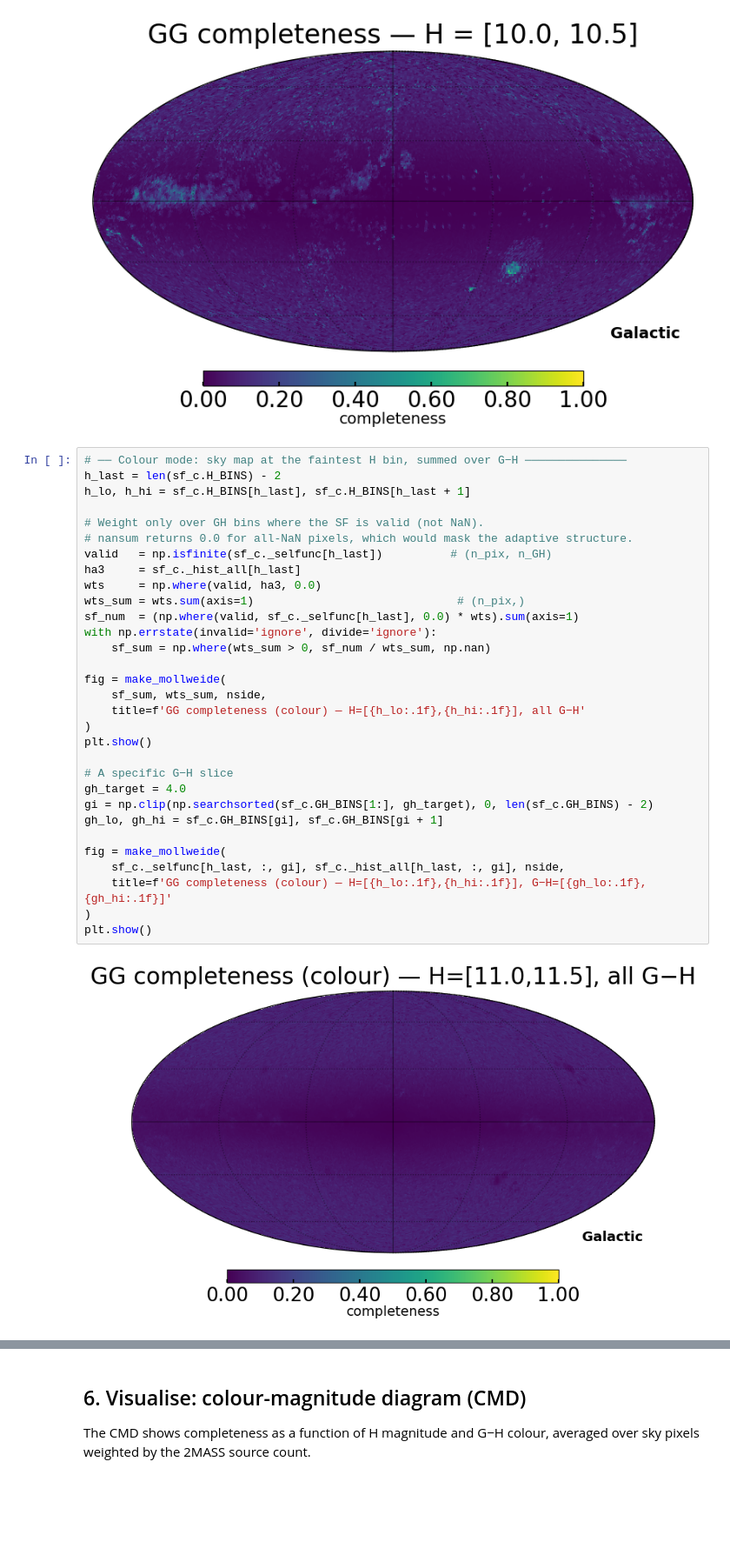
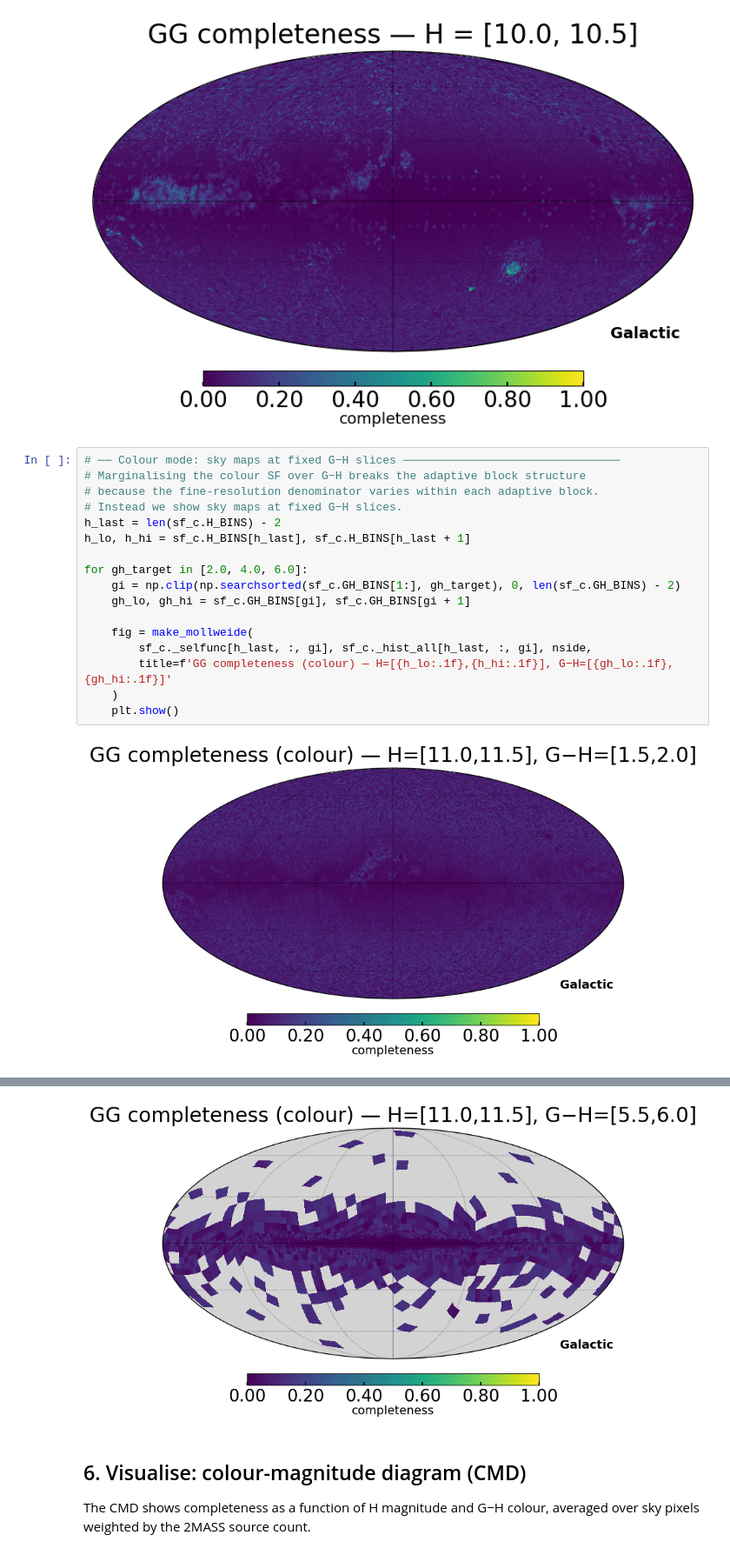
Before and after one commit to mlucey/sdssv_apogee_sf, a Jupyter notebook: tutorial.ipynb, the cells around one changed output, grey strips where cells are left out. Shown at 87% size. Drawn from its saved outputs; the diff is of its cells as text; blank space fills up the shorter version.

Commit message:
Fix colour sky maps to show fixed G-H slices instead of marginalising
Marginalising the colour SF over G-H with fine-resolution denominator
weights breaks the adaptive block structure within each coarse pixel.
Colour sky maps now show fixed G-H slices (e.g. 2.0, 4.0, 6.0 mag)
which correctly preserve the adaptive binning pattern.

Co-Authored-By: Claude Sonnet 4.6 <noreply@anthropic.com>

```diff
--- a/tutorial.ipynb
+++ b/tutorial.ipynb
@@ -327,39 +327,26 @@ for i in plot_h_bins:
 [figure]
 [figure]
 # %%
-# ── Colour mode: sky map at the faintest H bin, summed over G−H ───────────────
+# ── Colour mode: sky maps at fixed G−H slices ────────────────────────────────
+# Marginalising the colour SF over G−H breaks the adaptive block structure
+# because the fine-resolution denominator varies within each adaptive block.
+# Instead we show sky maps at fixed G−H slices.
 h_last = len(sf_c.H_BINS) - 2
 h_lo, h_hi = sf_c.H_BINS[h_last], sf_c.H_BINS[h_last + 1]
 
-# Weight only over GH bins where the SF is valid (not NaN).
-# nansum returns 0.0 for all-NaN pixels, which would mask the adaptive structure.
-valid   = np.isfinite(sf_c._selfunc[h_last])          # (n_pix, n_GH)
-ha3     = sf_c._hist_all[h_last]
-wts     = np.where(valid, ha3, 0.0)
-wts_sum = wts.sum(axis=1)                              # (n_pix,)
-sf_num  = (np.where(valid, sf_c._selfunc[h_last], 0.0) * wts).sum(axis=1)
-with np.errstate(invalid='ignore', divide='ignore'):
-    sf_sum = np.where(wts_sum > 0, sf_num / wts_sum, np.nan)
+for gh_target in [2.0, 4.0, 6.0]:
+    gi = np.clip(np.searchsorted(sf_c.GH_BINS[1:], gh_target), 0, len(sf_c.GH_BINS) - 2)
+    gh_lo, gh_hi = sf_c.GH_BINS[gi], sf_c.GH_BINS[gi + 1]
 
-fig = make_mollweide(
-    sf_sum, wts_sum, nside,
-    title=f'GG completeness (colour) — H=[{h_lo:.1f},{h_hi:.1f}], all G−H'
-)
-plt.show()
-
-# A specific G−H slice
-gh_target = 4.0
-gi = np.clip(np.searchsorted(sf_c.GH_BINS[1:], gh_target), 0, len(sf_c.GH_BINS) - 2)
-gh_lo, gh_hi = sf_c.GH_BINS[gi], sf_c.GH_BINS[gi + 1]
-
-fig = make_mollweide(
-    sf_c._selfunc[h_last, :, gi], sf_c._hist_all[h_last, :, gi], nside,
-    title=f'GG completeness (colour) — H=[{h_lo:.1f},{h_hi:.1f}], G−H=[{gh_lo:.1f},{gh_hi:.1f}]'
-)
-plt.show()
+    fig = make_mollweide(
+        sf_c._selfunc[h_last, :, gi], sf_c._hist_all[h_last, :, gi], nside,
+        title=f'GG completeness (colour) — H=[{h_lo:.1f},{h_hi:.1f}], G−H=[{gh_lo:.1f},{gh_hi:.1f}]'
+    )
+    plt.show()
 # %% [output]
-[figure, old version]
+[figure, new version]
 [figure]
+[figure, added]
 # %% [markdown]
 ## 6. Visualise: colour-magnitude diagram (CMD)
 
```
